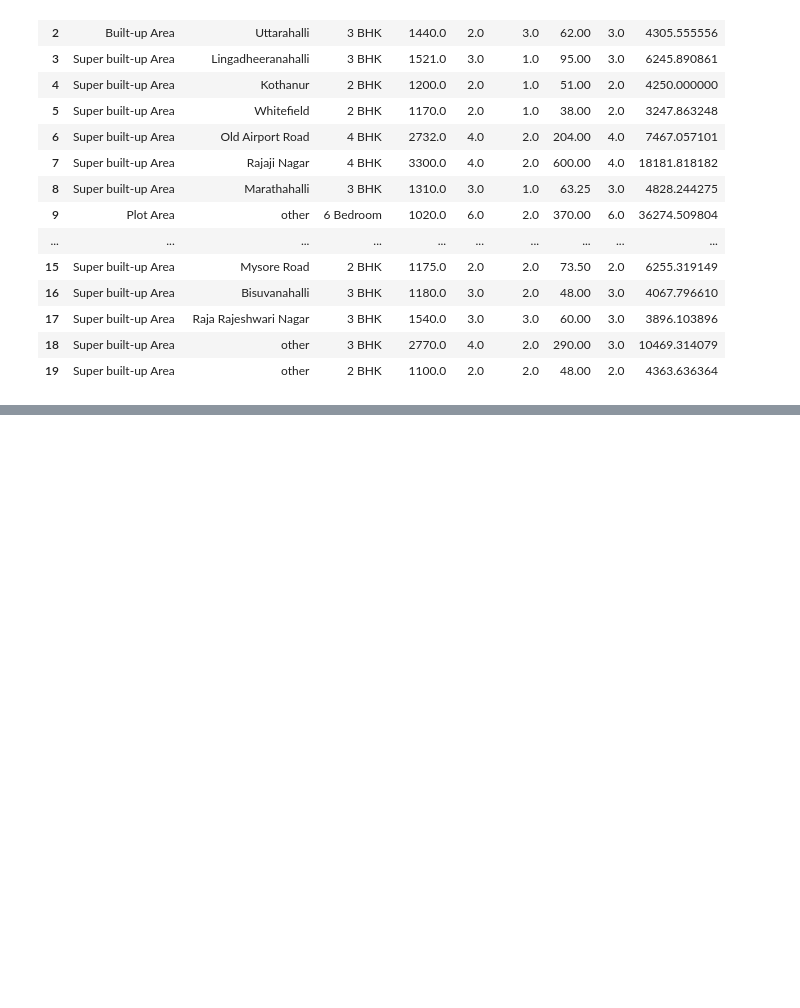
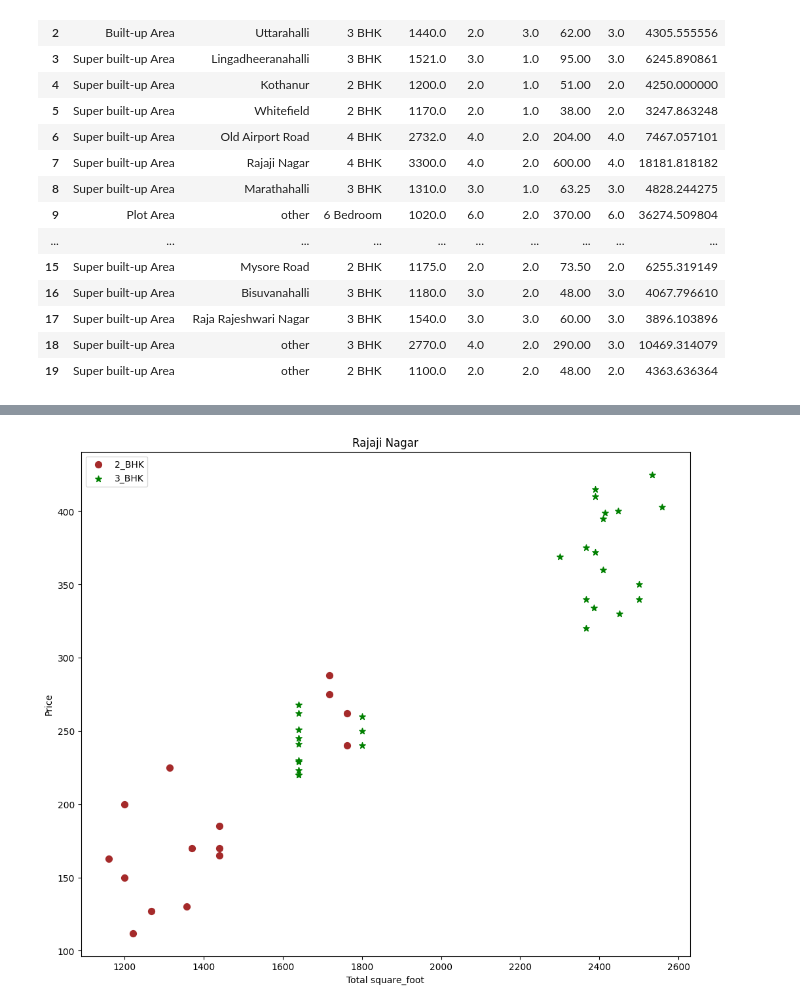
Before and after one commit to OMKAR1022/House_prediction, a Jupyter notebook: house_model.ipynb, the cells around one changed output, grey strips where cells are left out. Drawn from its saved outputs; the diff is of its cells as text; code cells hidden in the pictures; blank space fills up the shorter version.

```diff
--- a/house_model.ipynb
+++ b/house_model.ipynb
@@ -366,0 +482,4 @@ df3.head(20)
+# %%
+scatter_plot(df6,"Rajaji Nagar")
+# %% [output]
+[figure, added]
```
Also changed, not shown: parts of 29 cells of this notebook.
